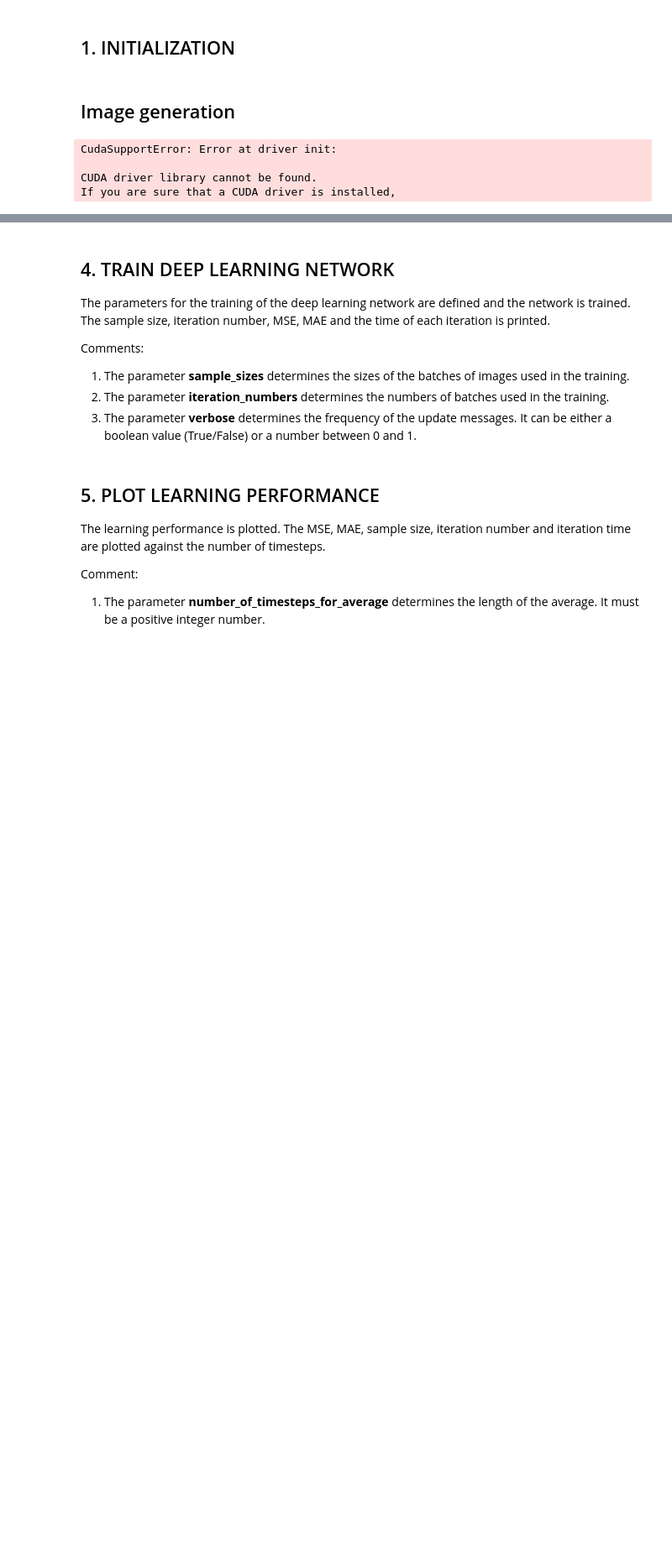
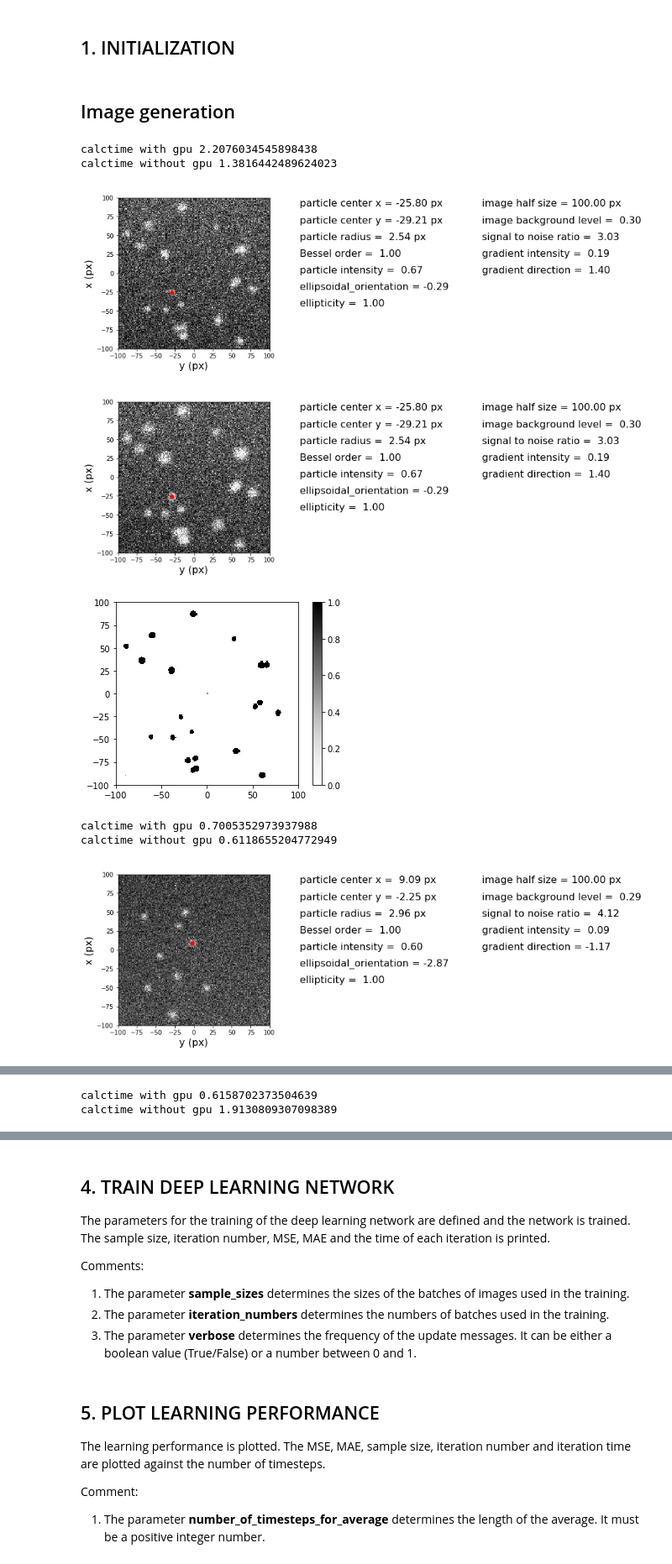
Before and after one commit to giovannivolpe/DeepTrack, a Jupyter notebook: DeepTrack 1.0/dev.ipynb, the cells around one changed output, grey strips where cells are left out. Shown at 84% size. Cells and saved outputs as stored; diff of their text form; code cells hidden in the pictures; blank space fills up the shorter version.

```diff
--- a/DeepTrack 1.0/dev.ipynb
+++ b/DeepTrack 1.0/dev.ipynb
@@ -19,10 +19,10 @@ def get_image_parameters_optimized():
     from math import pi, floor
 
 
-    particle_number = floor(uniform(2,25))
-    first_particle_range = 50
+    particle_number = floor(uniform(2,50))
+    first_particle_range = 30
     other_particle_range = 90
-    particle_distance = 10
+    particle_distance = 2
 
     (particles_center_x, particles_center_y) = deeptrack.particle_positions(particle_number, first_particle_range, other_particle_range, particle_distance)
     image_parameters = {}
@@ -42,35 +42,40 @@ def get_image_parameters_optimized():
     for i in range(particle_number):
         mylist2.append([uniform(0.5,0.7,1), ])
 
     image_parameters['Particle Intensities List'] = mylist2
 
     image_parameters['Image Half-Size'] = 100
     image_parameters['Image Background Level'] = uniform(.2, .4)
     image_parameters['Signal to Noise Ratio'] = uniform(3,6)
     image_parameters['Gradient Intensity'] = uniform(0, 0.2)
     image_parameters['Gradient Direction'] = uniform(-pi, pi)
     image_parameters['Ellipsoid Orientation'] = uniform(-pi, pi, particle_number)
     image_parameters['Ellipticity'] = 1
 
     return image_parameters
 
 image_parameters_function = lambda : get_image_parameters_optimized()
 
 ### Define image generator
 image_generator = lambda : DTE.get_image_generator(image_parameters_function)
 
 ### Show some examples of generated images
 number_of_images_to_show = 5
 
 
-for image_number, image, image_parameters in image_generator():
+for image_number, image, image2, image_parameters in image_generator():
     if image_number>=number_of_images_to_show:
         break
 
     deeptrack.plot_sample_image(image, image_parameters)
+    deeptrack.plot_sample_image(image2, image_parameters)
     DTE.get_target_binary_image(image_parameters)
 # %% [output]
-CudaSupportError: Error at driver init:
-
-CUDA driver library cannot be found.
-If you are sure that a CUDA driver is installed,
+calctime with gpu 2.2076034545898438
+calctime without gpu 1.3816442489624023
+[figure, added]
+[figure, added]
+[figure, added]
+calctime with gpu 0.7005352973937988
+calctime without gpu 0.6118655204772949
+[figure, added]
@@ -76,0 +84,2 @@ If you are sure that a CUDA driver is installed,
+calctime with gpu 0.6158702373504639
+calctime without gpu 1.9130809307098389
```
Also changed, not shown: parts of 2 cells of this notebook.
